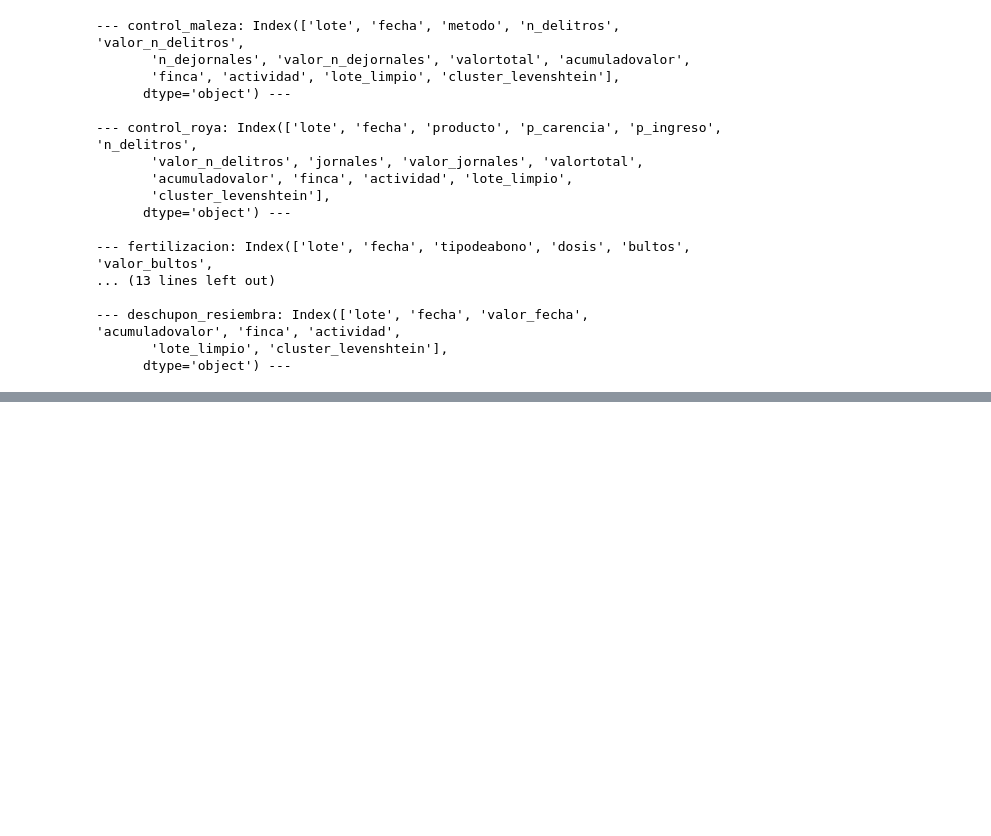
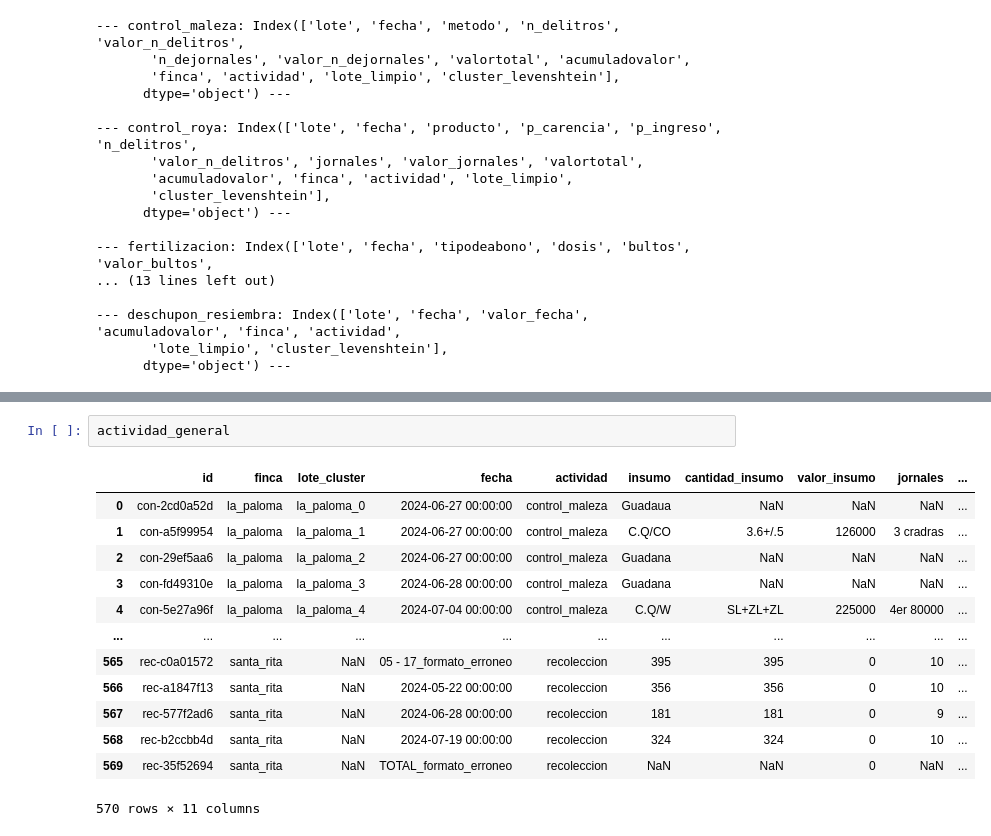
Before and after one commit to carive47/wseeds_cafe, a Jupyter notebook: ETL_POC/poc_digit_ETL.ipynb, the cells around one changed output, grey strips where cells are left out. Cells and saved outputs as stored; diff of their text form; blank space fills up the shorter version.

```diff
--- a/ETL_POC/poc_digit_ETL.ipynb
+++ b/ETL_POC/poc_digit_ETL.ipynb
@@ -1027,0 +1110,16 @@ for sheet_name, df in dataframes.items():
+# %%
+actividad_general
+# %% [output]
+|  | id | finca | lote_cluster | fecha | actividad | insumo | cantidad_insumo | valor_insumo | jornales | ... |
+| 0 | con-2cd0a52d | la_paloma | la_paloma_0 | 2024-06-27 00:00:00 | control_maleza | Guadaua | NaN | NaN | NaN | ... |
+| 1 | con-a5f99954 | la_paloma | la_paloma_1 | 2024-06-27 00:00:00 | control_maleza | C.Q/CO | 3.6+/.5 | 126000 | 3 cradras | ... |
+| 2 | con-29ef5aa6 | la_paloma | la_paloma_2 | 2024-06-27 00:00:00 | control_maleza | Guadana | NaN | NaN | NaN | ... |
+| 3 | con-fd49310e | la_paloma | la_paloma_3 | 2024-06-28 00:00:00 | control_maleza | Guadana | NaN | NaN | NaN | ... |
+| 4 | con-5e27a96f | la_paloma | la_paloma_4 | 2024-07-04 00:00:00 | control_maleza | C.Q/W | SL+ZL+ZL | 225000 | 4er 80000 | ... |
+| ... | ... | ... | ... | ... | ... | ... | ... | ... | ... | ... |
+| 565 | rec-c0a01572 | santa_rita | NaN | 05 - 17_formato_erroneo | recoleccion | 395 | 395 | 0 | 10 | ... |
+| 566 | rec-a1847f13 | santa_rita | NaN | 2024-05-22 00:00:00 | recoleccion | 356 | 356 | 0 | 10 | ... |
+| 567 | rec-577f2ad6 | santa_rita | NaN | 2024-06-28 00:00:00 | recoleccion | 181 | 181 | 0 | 9 | ... |
+| 568 | rec-b2ccbb4d | santa_rita | NaN | 2024-07-19 00:00:00 | recoleccion | 324 | 324 | 0 | 10 | ... |
+| 569 | rec-35f52694 | santa_rita | NaN | TOTAL_formato_erroneo | recoleccion | NaN | NaN | 0 | NaN | ... |
+570 rows × 11 columns
```
Also changed, not shown: parts of 10 cells of this notebook.
